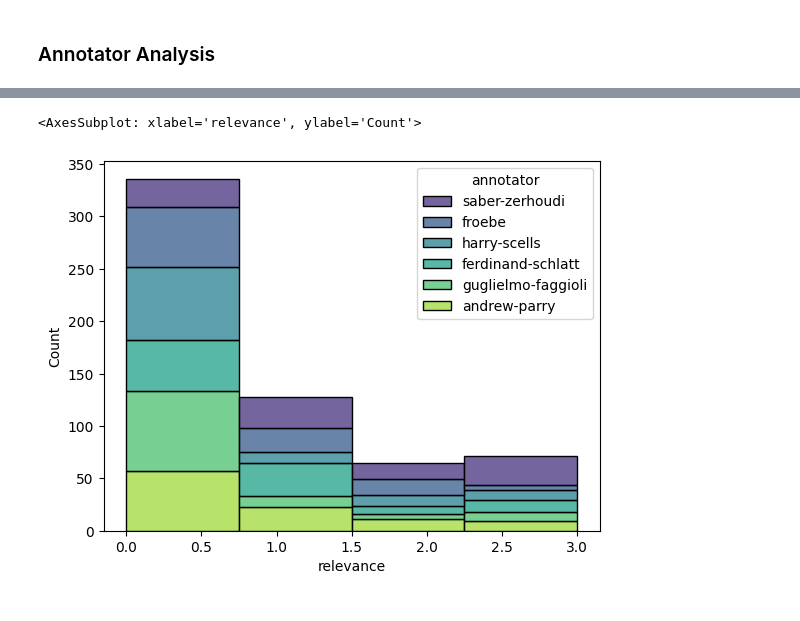
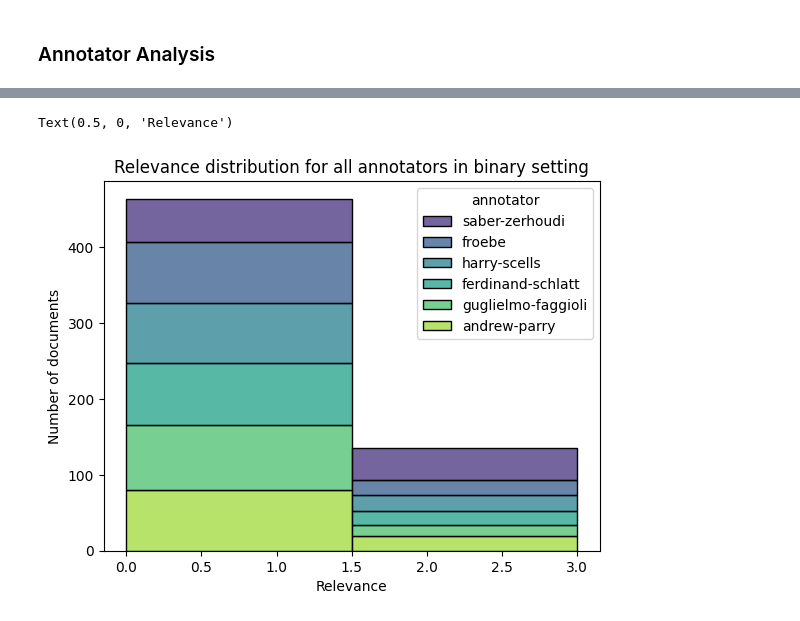
Before and after one commit to Parry-Parry/sigir25-annotation, a Jupyter notebook: analysis/annotator.ipynb, the cells around one changed output, grey strips where cells are left out. Cells and saved outputs as stored; diff of their text form; code cells hidden in the pictures.

```diff
--- a/analysis/annotator.ipynb
+++ b/analysis/annotator.ipynb
@@ -363,5 +408,8 @@ sns.histplot(data=tmp_all_qrels, x='relevance', bins=4)
 # %%
-sns.histplot(data=tmp_all_qrels, x='relevance', bins=4, hue='annotator', multiple="stack", palette='viridis')
+ax = sns.histplot(data=tmp_all_qrels, x='relevance', bins=2, hue='annotator', multiple="stack", palette='viridis')
+ax.set_title('Relevance distribution for all annotators in binary setting')
+ax.set_ylabel('Number of documents')
+ax.set_xlabel('Relevance')
 # %% [output]
-<AxesSubplot: xlabel='relevance', ylabel='Count'>
+Text(0.5, 0, 'Relevance')
-[figure, old version]
+[figure, new version]
```
Also changed, not shown: parts of 26 cells of this notebook.
